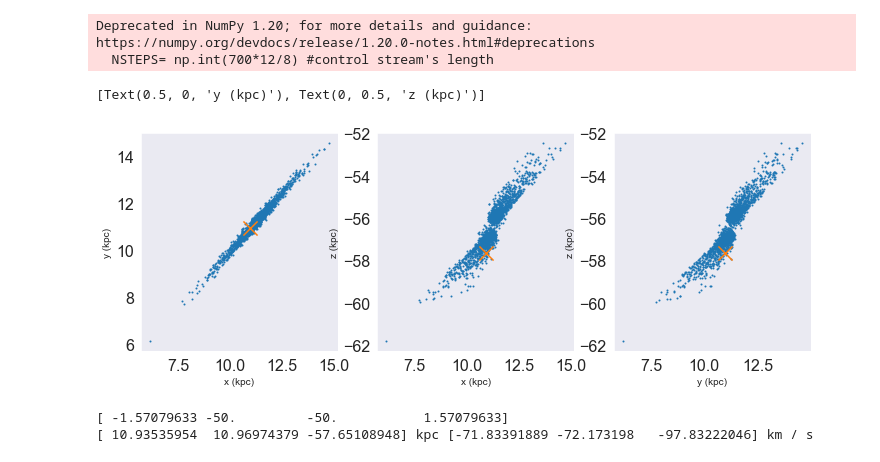
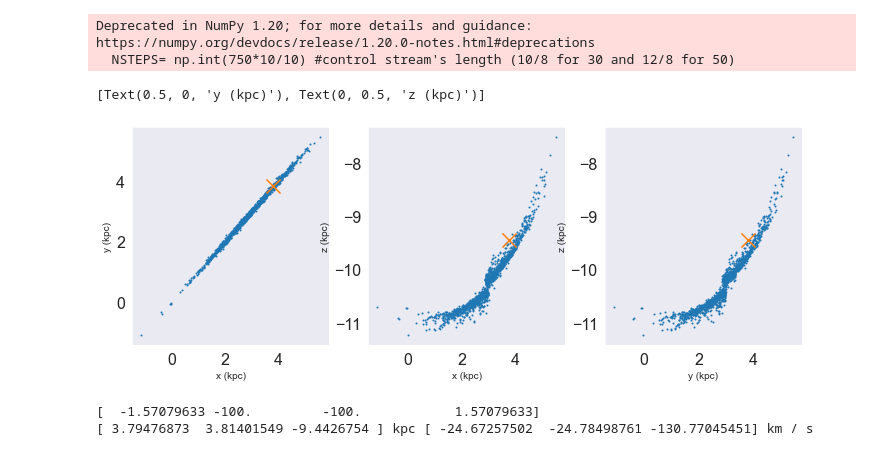
Before and after one commit to caganze/stellarstreams, a Jupyter notebook: notebooks/Rotating Stream and Simpler Direct Nboy.ipynb, the cells around one changed output. Drawn from its saved outputs; the diff is of its cells as text; code cells hidden in the pictures.

Commit message:
much simpler, thanks Kiyan

```diff
--- a/notebooks/Rotating Stream and Simpler Direct Nboy.ipynb
+++ b/notebooks/Rotating Stream and Simpler Direct Nboy.ipynb
@@ -102,11 +102,12 @@ def get_perturber_w0_at_impact(site_at_impact_w0, psi, v_rho, v_z, vpsi):
     return gd.PhaseSpacePosition(pos, vel)
 # %%
 #now run a stream forward and choose an impact site
-NSTEPS= np.int(700*12/8) #control stream's length
-file_prefix='simpler_rgc50'
+NSTEPS= np.int(750*10/10) #control stream's length (10/8 for 30 and 12/8 for 50)
+file_prefix='simpler_rgc10'
+Z_STREAM=10*u.kpc
 # %% [output]
 Deprecated in NumPy 1.20; for more details and guidance: https://numpy.org/devdocs/release/1.20.0-notes.html#deprecations
-  NSTEPS= np.int(700*12/8) #control stream's length
+  NSTEPS= np.int(750*10/10) #control stream's length (10/8 for 30 and 12/8 for 50)
 # %%
 #some global parameters
 #galactocentric reference frame
@@ -115,7 +116,7 @@ galcen_frame =astro_coord.Galactocentric(galcen_distance=8.*u.kpc,
                                     galcen_v_sun=v_sun)
 
 #present day position of stream
-gd1_w0=gd.PhaseSpacePosition(SkyCoord(x=1*u.kpc, y=1* u.kpc,z=50*u.kpc, \
+gd1_w0=gd.PhaseSpacePosition(SkyCoord(x=1*u.kpc, y=1* u.kpc,z=Z_STREAM, \
                                                 v_x=150*u.km/u.s, v_y=150*u.km/u.s, v_z=0*u.km/u.s,\
                                                  frame=galcen_frame).cartesian)
 
@@ -147,47 +148,47 @@ old_stream = orbit[-1]
 #choose impact position somewhere in the tail
 impact_bool1= (((old_stream.pos.x.value-np.mean(old_stream.pos.x.value))**2+
                                     (old_stream.pos.y.value-np.mean(old_stream.pos.y.value))**2+
-                                    (old_stream.pos.z.value-np.mean(old_stream.pos.z.value))**2)**0.5) >=1.3
+                                    (old_stream.pos.z.value-np.mean(old_stream.pos.z.value))**2)**0.5) >=1.5
 
 impact_bool0= (((old_stream.pos.x.value-np.mean(old_stream.pos.x.value))**2+
                                     (old_stream.pos.y.value-np.mean(old_stream.pos.y.value))**2+
-                                    (old_stream.pos.z.value-np.mean(old_stream.pos.z.value))**2)**0.5) <=1.4
+                                    (old_stream.pos.z.value-np.mean(old_stream.pos.z.value))**2)**0.5) <=1.51
 impact_site= np.logical_and(impact_bool1, impact_bool0)
 
 
 
 #site_at_impact_w0 = gd.PhaseSpacePosition(pos=np.mean(old_stream.pos), \
 #                                          vel=np.mean(old_stream.vel
 site_at_impact_w0=gd.PhaseSpacePosition(pos=old_stream.pos[impact_site][0], \
                                           vel=old_stream.vel[impact_site][0])
 #visualize
 fig, ax=plt.subplots(ncols=3, figsize=(12, 4))
 ax[0].scatter(old_stream.pos.x, old_stream.pos.y, s=1)
 ax[1].scatter(old_stream.pos.x, old_stream.pos.z, s=1)
 ax[-1].scatter(old_stream.pos.y, old_stream.pos.z, s=1)
 
 ax[0].scatter(site_at_impact_w0.pos.x, site_at_impact_w0.pos.y, s=200, marker='x')
 ax[1].scatter(site_at_impact_w0.pos.x, site_at_impact_w0.pos.z, s=200, marker='x')
 ax[-1].scatter(site_at_impact_w0.pos.y, site_at_impact_w0.pos.z, s=200, marker='x')
 
 ax[0].set(xlabel='x (kpc)', ylabel='y (kpc)')
 ax[1].set(xlabel='x (kpc)', ylabel='z (kpc)')
 ax[-1].set(xlabel='y (kpc)', ylabel='z (kpc)')
 #vxstream, vystream, vzstream not defined in this file but its just the velocity of the stream
 #jk
 # %% [output]
 [Text(0.5, 0, 'y (kpc)'), Text(0, 0.5, 'z (kpc)')]
-[figure, old version]
+[figure, new version]
 # %%
 #choose the subhalo properties
-frac=10.0
+frac=20.0
 vpsi= ((1*u.km/u.s)/(0.01*u.kpc)).to(u.rad/u.s, u.dimensionless_angles()).value
 impact_vector=frac*(np.array([-(1/frac)*(np.pi/2), -5, -5, (1/frac)*np.pi/2]))
 perturb= get_perturber_w0_at_impact(site_at_impact_w0, *impact_vector)
 print (impact_vector)
 print (perturb.xyz, perturb.v_xyz)
 # %% [output]
-[ -1.57079633 -50.         -50.           1.57079633]
-[ 10.93535954  10.96974379 -57.65108948] kpc [-71.83391889 -72.173198   -97.83222046] km / s
+[  -1.57079633 -100.         -100.            1.57079633]
+[ 3.79476873  3.81401549 -9.4426754 ] kpc [ -24.67257502  -24.78498761 -130.77045451] km / s
 # %%
 #run both the pertuber and the subhalo as potential object for a few Myr
```
Also changed, not shown: parts of 3 cells of this notebook, 2 other files.
